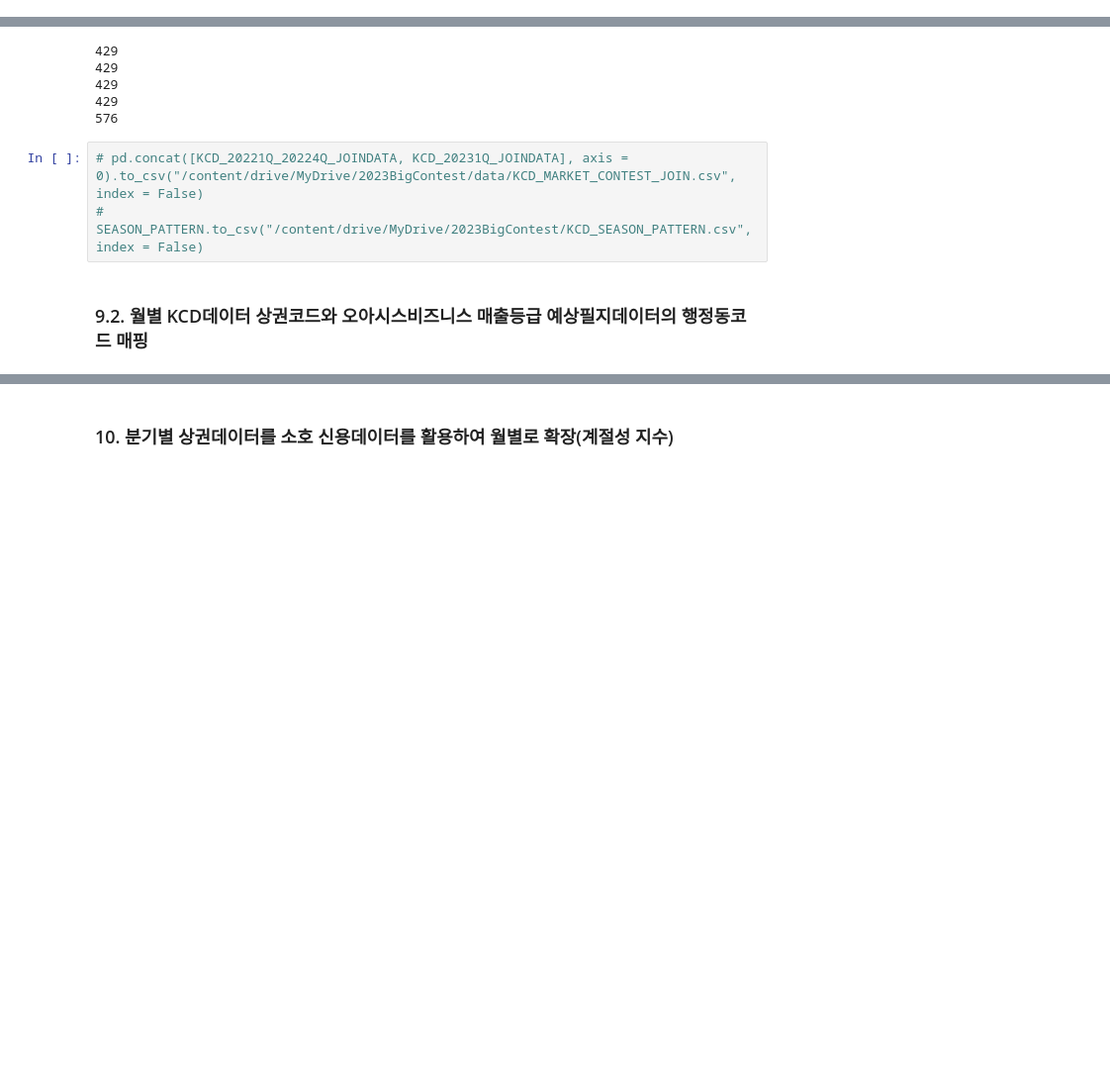
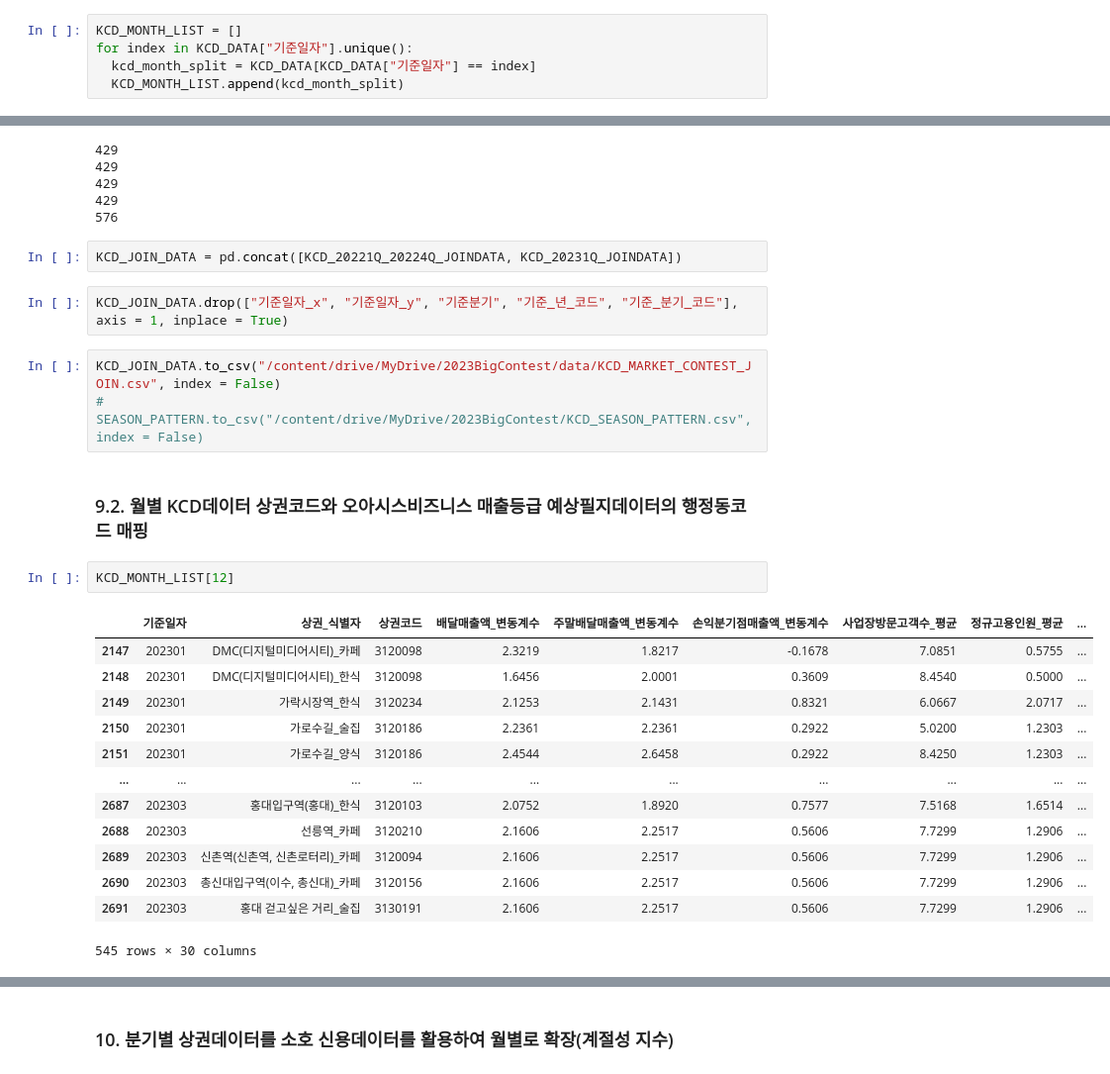
Before and after one commit to Gayeon6423/2023BigContest, a Jupyter notebook: [KCD_MARKET]_MERGE_AND_MAPPING.ipynb, the cells around one changed output, grey strips where cells are left out. Shown at 99% size. Drawn from its saved outputs; the diff is of its cells as text; blank space fills up the shorter version.

```diff
--- a/[KCD_MARKET]_MERGE_AND_MAPPING.ipynb
+++ b/[KCD_MARKET]_MERGE_AND_MAPPING.ipynb
@@ -290,6 +290,11 @@ pd.set_option("display.max_column", None)
 # msno.bar(MERGE_LIST[0])
 # %% [markdown]
 ---
+# %%
+KCD_MONTH_LIST = []
+for index in KCD_DATA["기준일자"].unique():
+  kcd_month_split = KCD_DATA[KCD_DATA["기준일자"] == index]
+  KCD_MONTH_LIST.append(kcd_month_split)
 # %%
 CODE = pd.merge(CONTEST_2022[["STDG_EMD_CD"]], MARKET_LOC_MAP, how = "inner")
 display(CODE)
@@ -490,11 +480,31 @@ dtype: int64
 429
 429
 576
+# %%
+KCD_JOIN_DATA = pd.concat([KCD_20221Q_20224Q_JOINDATA, KCD_20231Q_JOINDATA])
+# %%
+KCD_JOIN_DATA.drop(["기준일자_x", "기준일자_y", "기준분기", "기준_년_코드", "기준_분기_코드"], axis = 1, inplace = True)
 # %%
-# pd.concat([KCD_20221Q_20224Q_JOINDATA, KCD_20231Q_JOINDATA], axis = 0).to_csv("/content/drive/MyDrive/2023BigContest/data/KCD_MARKET_CONTEST_JOIN.csv", index = False)
+KCD_JOIN_DATA.to_csv("/content/drive/MyDrive/2023BigContest/data/KCD_MARKET_CONTEST_JOIN.csv", index = False)
 # SEASON_PATTERN.to_csv("/content/drive/MyDrive/2023BigContest/KCD_SEASON_PATTERN.csv", index = False)
 # %% [markdown]
 ### 9.2. 월별 KCD데이터 상권코드와 오아시스비즈니스 매출등급 예상필지데이터의 행정동코드 매핑
+# %%
+KCD_MONTH_LIST[12]
+# %% [output]
+|  | 기준일자 | 상권_식별자 | 상권코드 | 배달매출액_변동계수 | 주말배달매출액_변동계수 | 손익분기점매출액_변동계수 | 사업장방문고객수_평균 | 정규고용인원_평균 | ... |
+| 2147 | 202301 | DMC(디지털미디어시티)_카페 | 3120098 | 2.3219 | 1.8217 | -0.1678 | 7.0851 | 0.5755 | ... |
+| 2148 | 202301 | DMC(디지털미디어시티)_한식 | 3120098 | 1.6456 | 2.0001 | 0.3609 | 8.4540 | 0.5000 | ... |
+| 2149 | 202301 | 가락시장역_한식 | 3120234 | 2.1253 | 2.1431 | 0.8321 | 6.0667 | 2.0717 | ... |
+| 2150 | 202301 | 가로수길_술집 | 3120186 | 2.2361 | 2.2361 | 0.2922 | 5.0200 | 1.2303 | ... |
+| 2151 | 202301 | 가로수길_양식 | 3120186 | 2.4544 | 2.6458 | 0.2922 | 8.4250 | 1.2303 | ... |
+| ... | ... | ... | ... | ... | ... | ... | ... | ... | ... |
+| 2687 | 202303 | 홍대입구역(홍대)_한식 | 3120103 | 2.0752 | 1.8920 | 0.7577 | 7.5168 | 1.6514 | ... |
+| 2688 | 202303 | 선릉역_카페 | 3120210 | 2.1606 | 2.2517 | 0.5606 | 7.7299 | 1.2906 | ... |
+| 2689 | 202303 | 신촌역(신촌역, 신촌로터리)_카페 | 3120094 | 2.1606 | 2.2517 | 0.5606 | 7.7299 | 1.2906 | ... |
+| 2690 | 202303 | 총신대입구역(이수, 총신대)_카페 | 3120156 | 2.1606 | 2.2517 | 0.5606 | 7.7299 | 1.2906 | ... |
+| 2691 | 202303 | 홍대 걷고싶은 거리_술집 | 3130191 | 2.1606 | 2.2517 | 0.5606 | 7.7299 | 1.2906 | ... |
+545 rows × 30 columns
 # %%
 CODE = pd.merge(CONTEST_2022[["STDG_EMD_CD"]], MARKET_LOC_MAP, how = "inner")
 display(CODE)
```
Also changed, not shown: parts of 8 cells of this notebook.
